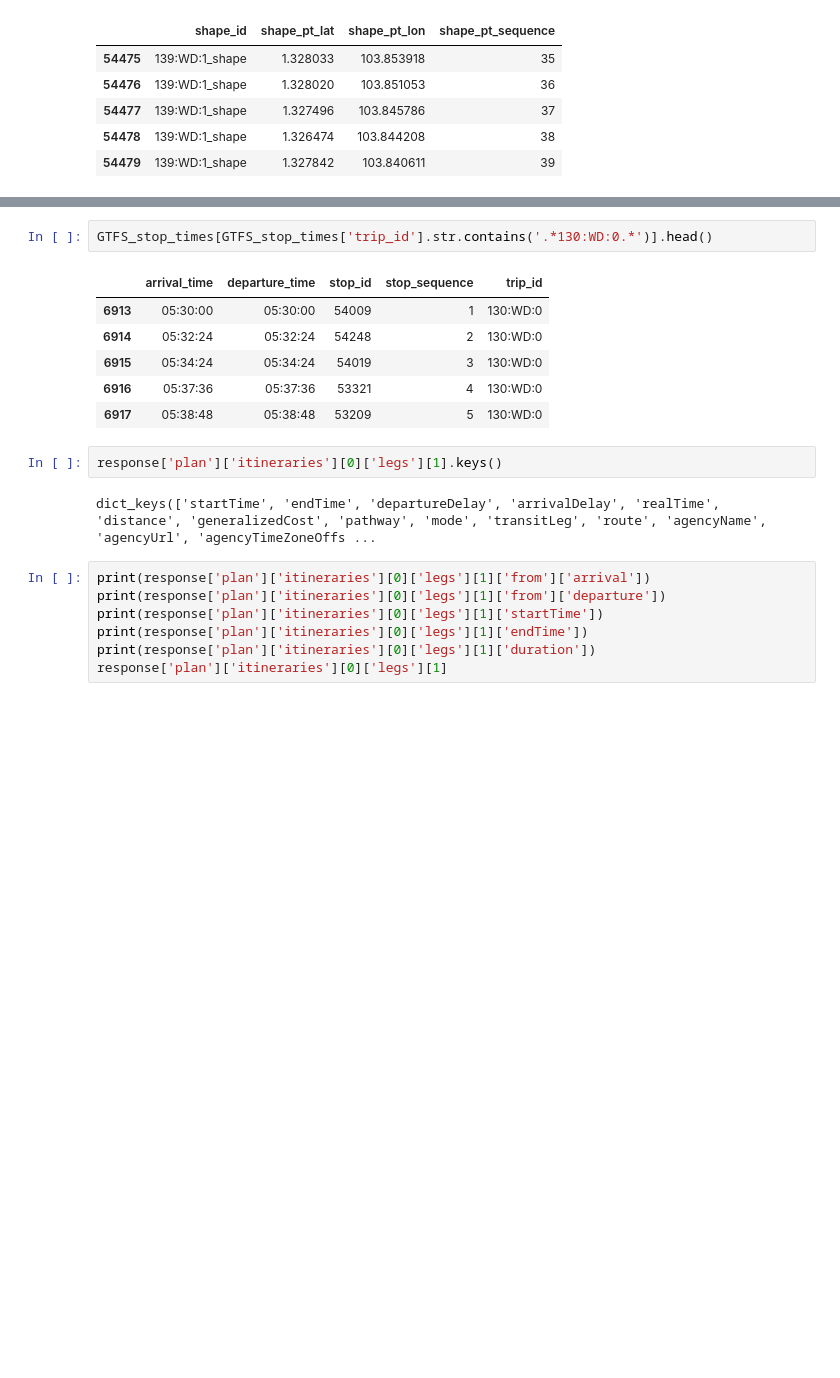
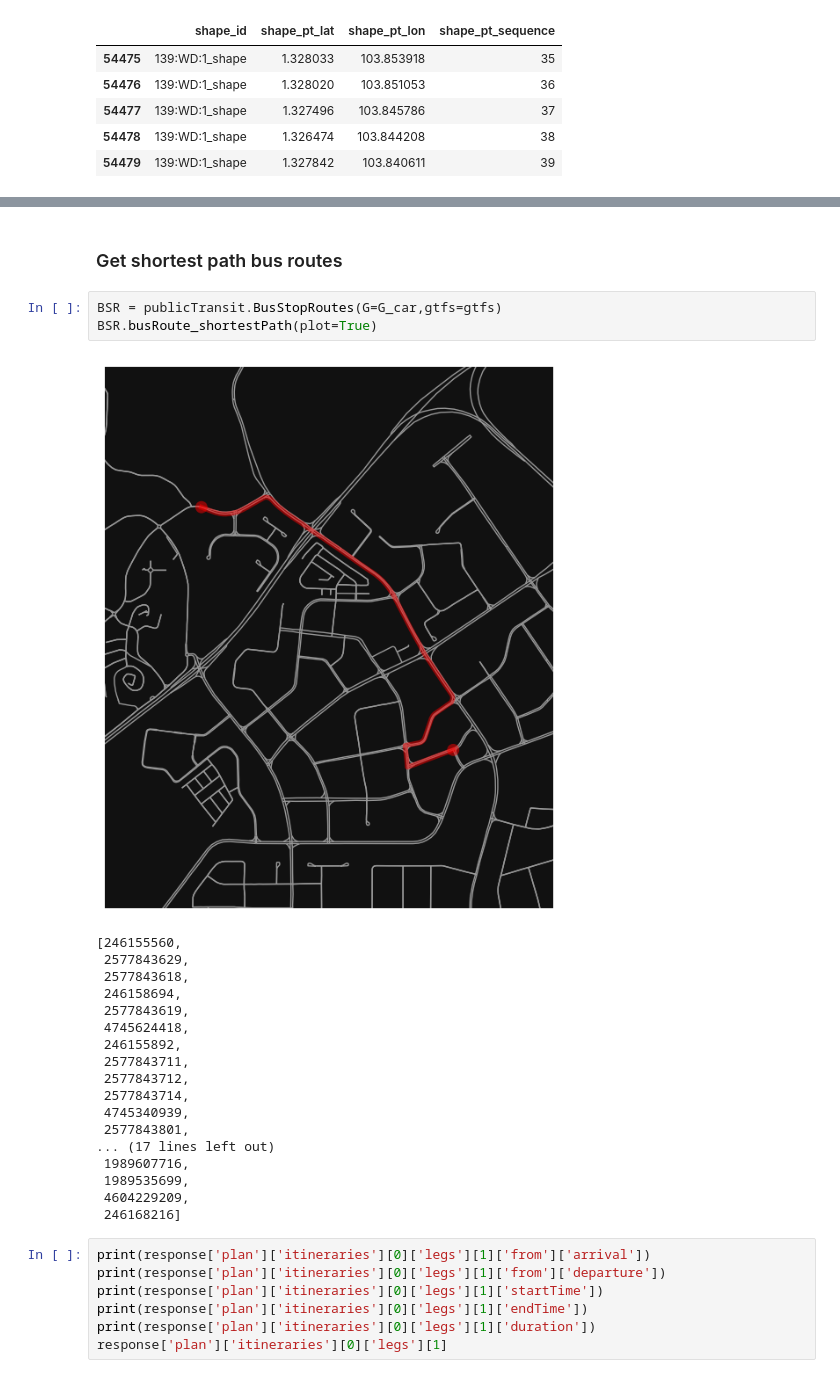
Before and after one commit to pakhuiying/NCCS_analysis, a Jupyter notebook: OneMap_API.ipynb, the cells around one changed output, grey strips where cells are left out. Cells and saved outputs as stored; diff of their text form; blank space fills up the shorter version.

```diff
--- a/OneMap_API.ipynb
+++ b/OneMap_API.ipynb
@@ -384,16 +202,27 @@ itinerary.get_bus_routes()
-# %%
-GTFS_stop_times[GTFS_stop_times['trip_id'].str.contains('.*130:WD:0.*')].head()
-# %% [output]
-|  | arrival_time | departure_time | stop_id | stop_sequence | trip_id |
-| 6913 | 05:30:00 | 05:30:00 | 54009 | 1 | 130:WD:0 |
-| 6914 | 05:32:24 | 05:32:24 | 54248 | 2 | 130:WD:0 |
-| 6915 | 05:34:24 | 05:34:24 | 54019 | 3 | 130:WD:0 |
-| 6916 | 05:37:36 | 05:37:36 | 53321 | 4 | 130:WD:0 |
-| 6917 | 05:38:48 | 05:38:48 | 53209 | 5 | 130:WD:0 |
-# %%
-response['plan']['itineraries'][0]['legs'][1].keys()
-# %% [output]
-dict_keys(['startTime', 'endTime', 'departureDelay', 'arrivalDelay', 'realTime', 'distance', 'generalizedCost', 'pathway', 'mode', 'transitLeg', 'route', 'agencyName', 'agencyUrl', 'agencyTimeZoneOffs ...
+# %% [markdown]
+### Get shortest path bus routes
+# %%
+BSR = publicTransit.BusStopRoutes(G=G_car,gtfs=gtfs)
+BSR.busRoute_shortestPath(plot=True)
+# %% [output]
+[figure, added]
+[246155560,
+ 2577843629,
+ 2577843618,
+ 246158694,
+ 2577843619,
+ 4745624418,
+ 246155892,
+ 2577843711,
+ 2577843712,
+ 2577843714,
+ 4745340939,
+ 2577843801,
+... (17 lines left out)
+ 1989607716,
+ 1989535699,
+ 4604229209,
+ 246168216]
 # %%
 print(response['plan']['itineraries'][0]['legs'][1]['from']['arrival'])
 print(response['plan']['itineraries'][0]['legs'][1]['from']['departure'])
```
Also changed, not shown: parts of 18 cells of this notebook, 2 other files.
